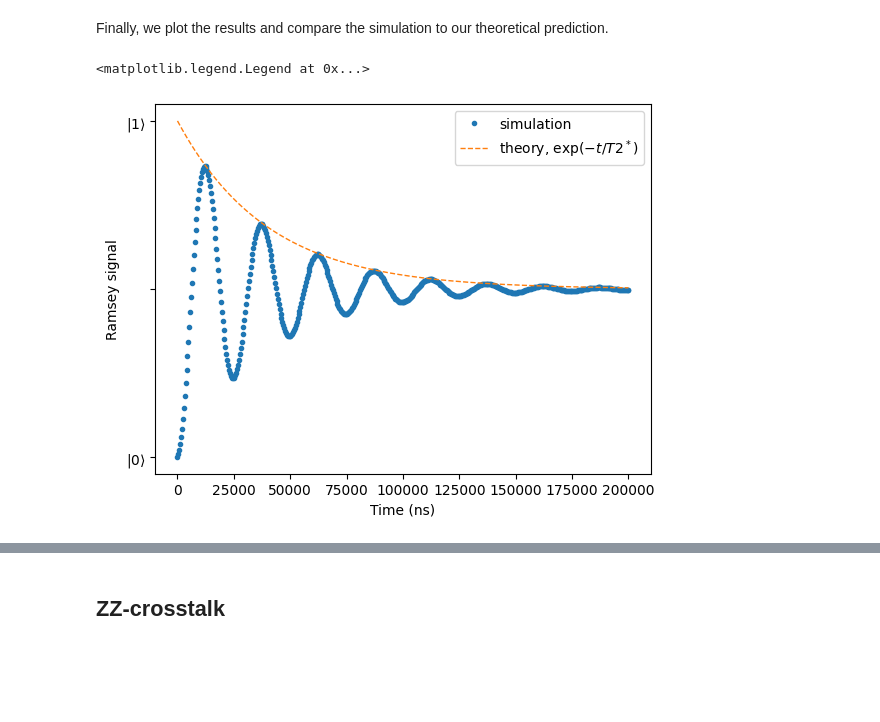
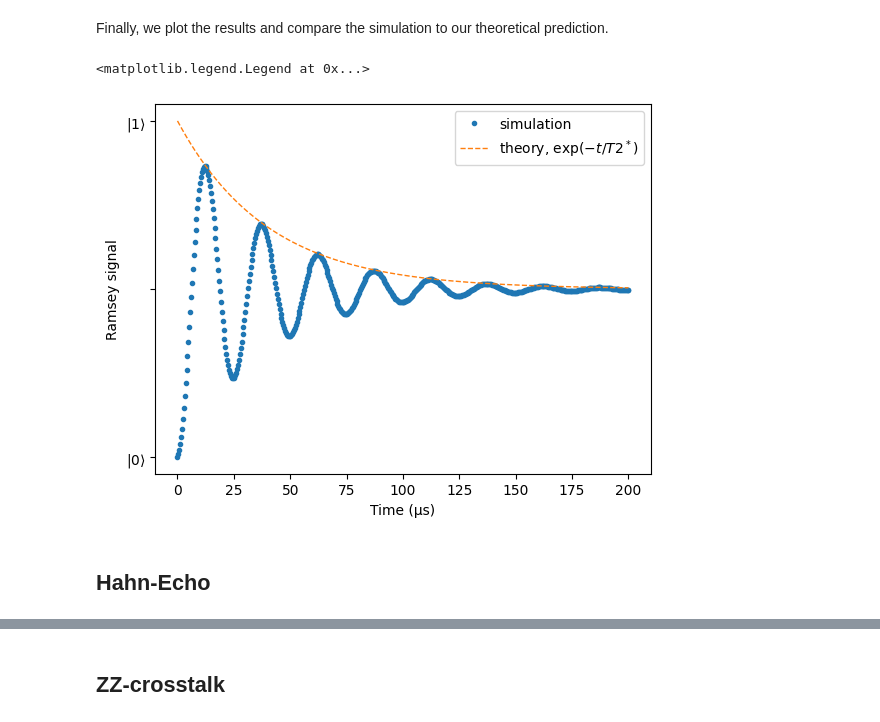
Before and after one commit to ch-stefanhi/chalmers-qubit, a Jupyter notebook: examples/relaxation.ipynb, the cells around one changed output, grey strips where cells are left out. Drawn from its saved outputs; the diff is of its cells as text; code cells hidden in the pictures; blank space fills up the shorter version.

Commit message:
updated cpl_matrix to coupling_matrix and added spin-echo example to relaxation.ipynb

```diff
--- a/examples/relaxation.ipynb
+++ b/examples/relaxation.ipynb
@@ -99,12 +99,14 @@ Finally, we plot the results and compare the simulation to our theoretical predi
 # %%
 fig, ax = plt.subplots()
 # detail about lenght of tlist needs to be fixed
-ax.plot(tlist, result.expect[0], '.', linewidth = .5, label="simulation")
-ax.plot(tlist, (np.exp(-tlist/(t2))+1)/2, '--', linewidth = 1, label=r"theory, $\exp(-t/T2^*)$")
+ax.plot(tlist/1e3, result.expect[0], '.', linewidth = .5, label="simulation")
+ax.plot(tlist/1e3, (np.exp(-tlist/(t2))+1)/2, '--', linewidth = 1, label=r"theory, $\exp(-t/T2^*)$")
 plt.yticks([0,.5,1], [r'$|0\rangle$','',r'$|1\rangle$'])
-plt.xlabel(r"Time (ns)")
+plt.xlabel(r"Time (μs)")
 plt.ylabel(r"Ramsey signal")
 plt.legend()
 # %% [output]
 <matplotlib.legend.Legend at 0x...>
-[figure, old version]
+[figure, new version]
+# %% [markdown]
+## Hahn-Echo
```
Also changed, not shown: parts of 6 cells of this notebook, 1 other file.
